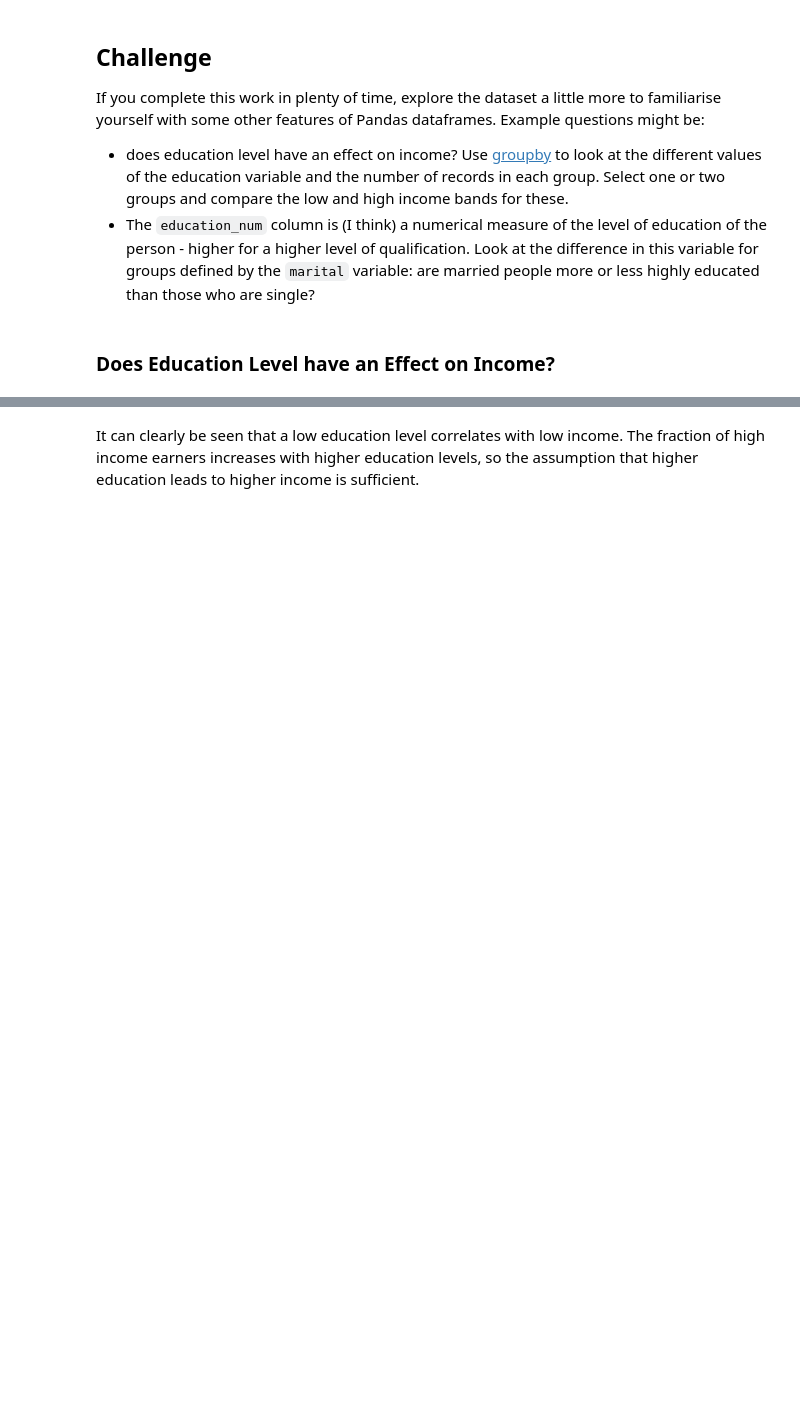
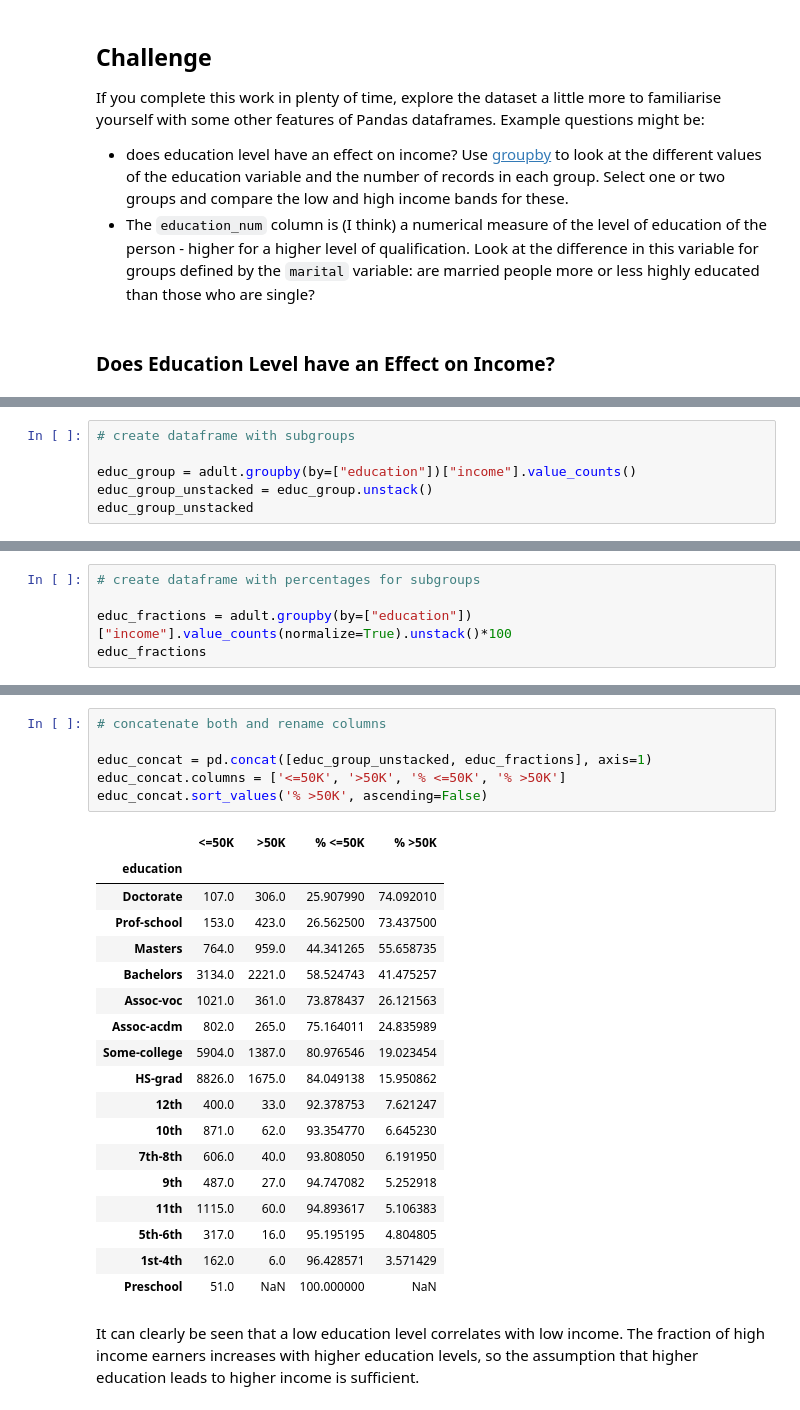
Before and after one commit to felix-rosenberger/Data-Science-Practicals, a Jupyter notebook: Week 3/Workshop Week 3.ipynb, the cells around one changed output, grey strips where cells are left out. Drawn from its saved outputs; the diff is of its cells as text; blank space fills up the shorter version.

```diff
--- a/Week 3/Workshop Week 3.ipynb
+++ b/Week 3/Workshop Week 3.ipynb
@@ -439,0 +396,6 @@ Name: income, dtype: float64
+# %%
+# create dataframe with subgroups
+
+educ_group = adult.groupby(by=["education"])["income"].value_counts()
+educ_group_unstacked = educ_group.unstack()
+educ_group_unstacked
@@ -439,0 +421,5 @@ Name: income, dtype: float64
+# %%
+# create dataframe with percentages for subgroups
+
+educ_fractions = adult.groupby(by=["education"])["income"].value_counts(normalize=True).unstack()*100
+educ_fractions
@@ -440,3 +445,28 @@ Name: income, dtype: float64
+# %%
+# concatenate both and rename columns
+
+educ_concat = pd.concat([educ_group_unstacked, educ_fractions], axis=1)
+educ_concat.columns = ['<=50K', '>50K', '% <=50K', '% >50K']
+educ_concat.sort_values('% >50K', ascending=False)
+# %% [output]
+|  | <=50K | >50K | % <=50K | % >50K |
+| education |  |  |  |  |
+| Doctorate | 107.0 | 306.0 | 25.907990 | 74.092010 |
+| Prof-school | 153.0 | 423.0 | 26.562500 | 73.437500 |
+| Masters | 764.0 | 959.0 | 44.341265 | 55.658735 |
+| Bachelors | 3134.0 | 2221.0 | 58.524743 | 41.475257 |
+| Assoc-voc | 1021.0 | 361.0 | 73.878437 | 26.121563 |
+| Assoc-acdm | 802.0 | 265.0 | 75.164011 | 24.835989 |
+| Some-college | 5904.0 | 1387.0 | 80.976546 | 19.023454 |
+| HS-grad | 8826.0 | 1675.0 | 84.049138 | 15.950862 |
+| 12th | 400.0 | 33.0 | 92.378753 | 7.621247 |
+| 10th | 871.0 | 62.0 | 93.354770 | 6.645230 |
+| 7th-8th | 606.0 | 40.0 | 93.808050 | 6.191950 |
+| 9th | 487.0 | 27.0 | 94.747082 | 5.252918 |
+| 11th | 1115.0 | 60.0 | 94.893617 | 5.106383 |
+| 5th-6th | 317.0 | 16.0 | 95.195195 | 4.804805 |
+| 1st-4th | 162.0 | 6.0 | 96.428571 | 3.571429 |
+| Preschool | 51.0 | NaN | 100.000000 | NaN |
 # %% [markdown]
 It can clearly be seen that a low education level correlates with low income. The fraction of high income earners increases with higher education levels, so the assumption that higher education leads to higher income is sufficient.
 # %% [markdown]
```
Also changed, not shown: parts of 4 cells of this notebook.
